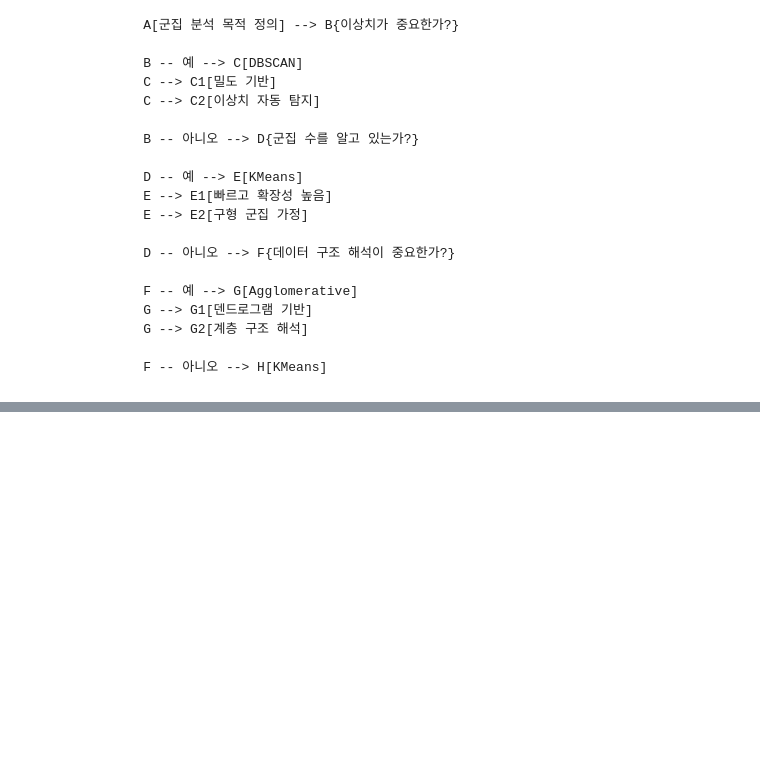
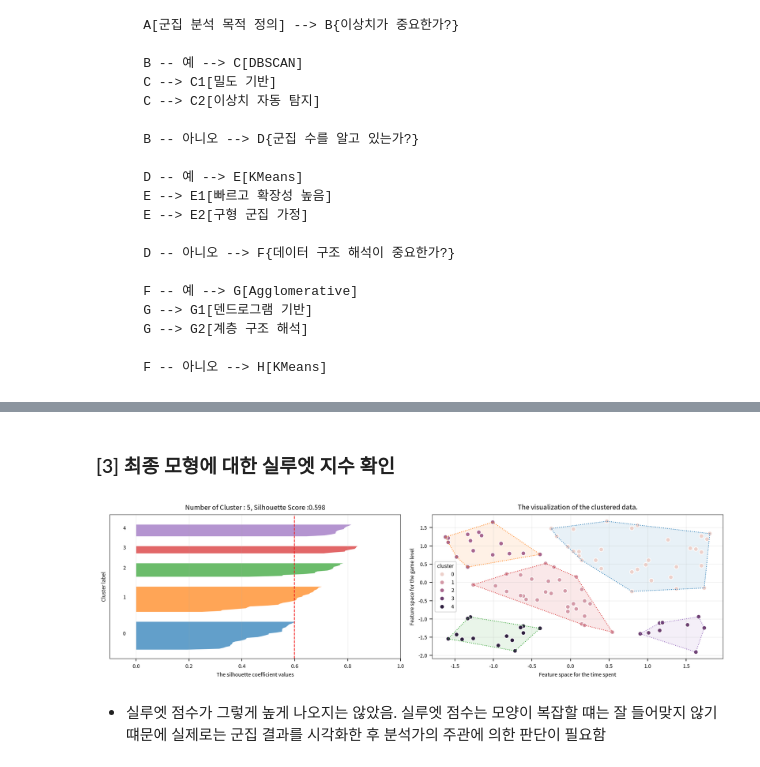
Before and after one commit to BoheeJeong/Machine_learning, a Jupyter notebook: [LAB 03} 비지도학습 - 군집분석-계층적군집/01-DBSCAN_계층적군집.ipynb, the cells around one changed output, grey strips where cells are left out. Cells and saved outputs as stored; diff of their text form; code cells hidden in the pictures; blank space fills up the shorter version.

```diff
--- a/[LAB 03} 비지도학습 - 군집분석-계층적군집/01-DBSCAN_계층적군집.ipynb
+++ b/[LAB 03} 비지도학습 - 군집분석-계층적군집/01-DBSCAN_계층적군집.ipynb
@@ -218,0 +230,3 @@ ImportError: cannot import name 'hs_classroom' from partially initialized module
+# %%
+origin=load_data('game_usage')
+origin.head()
@@ -218,0 +243,4 @@ ImportError: cannot import name 'hs_classroom' from partially initialized module
+# %%
+scaler = StandardScaler()
+sdf = DataFrame(scaler.fit_transform(origin),columns=origin.columns)
+sdf.head()
@@ -218,0 +355,8 @@ ImportError: cannot import name 'hs_classroom' from partially initialized module
+# %% [markdown]
+### [3] 최종 모형에 대한 실루엣 지수 확인
+# %%
+visualize_silhouette(estimator=estimator , data=result_df)
+# %% [output]
+[figure, added]
+# %% [markdown]
+- 실루엣 점수가 그렇게 높게 나오지는 않았음. 실루엣 점수는 모양이 복잡할 떄는 잘 들어맞지 않기 떄문에 실제로는 군집 결과를 시각화한 후 분석가의 주관에 의한 판단이 필요함
```
Also changed, not shown: parts of 20 cells of this notebook, 3 other files.
